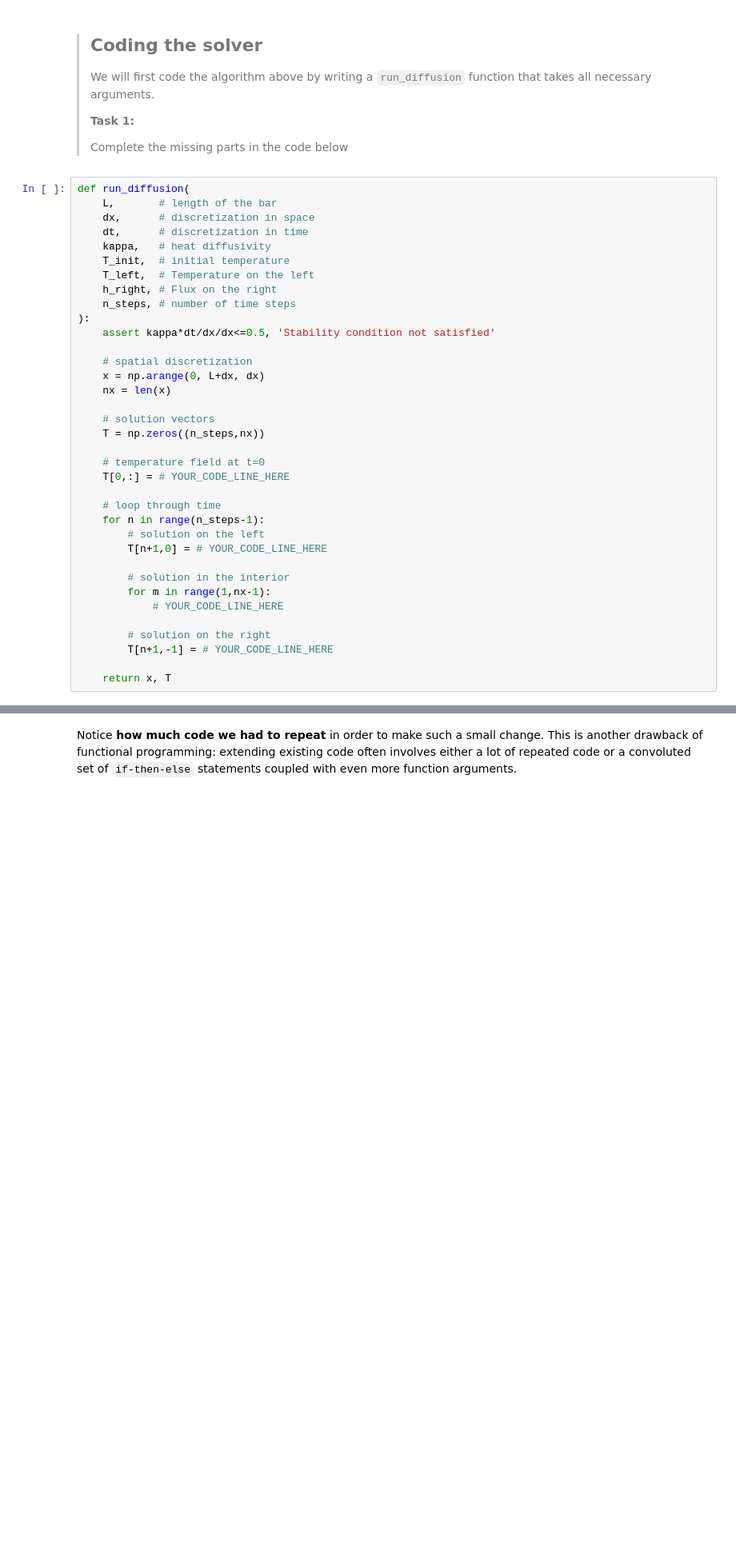
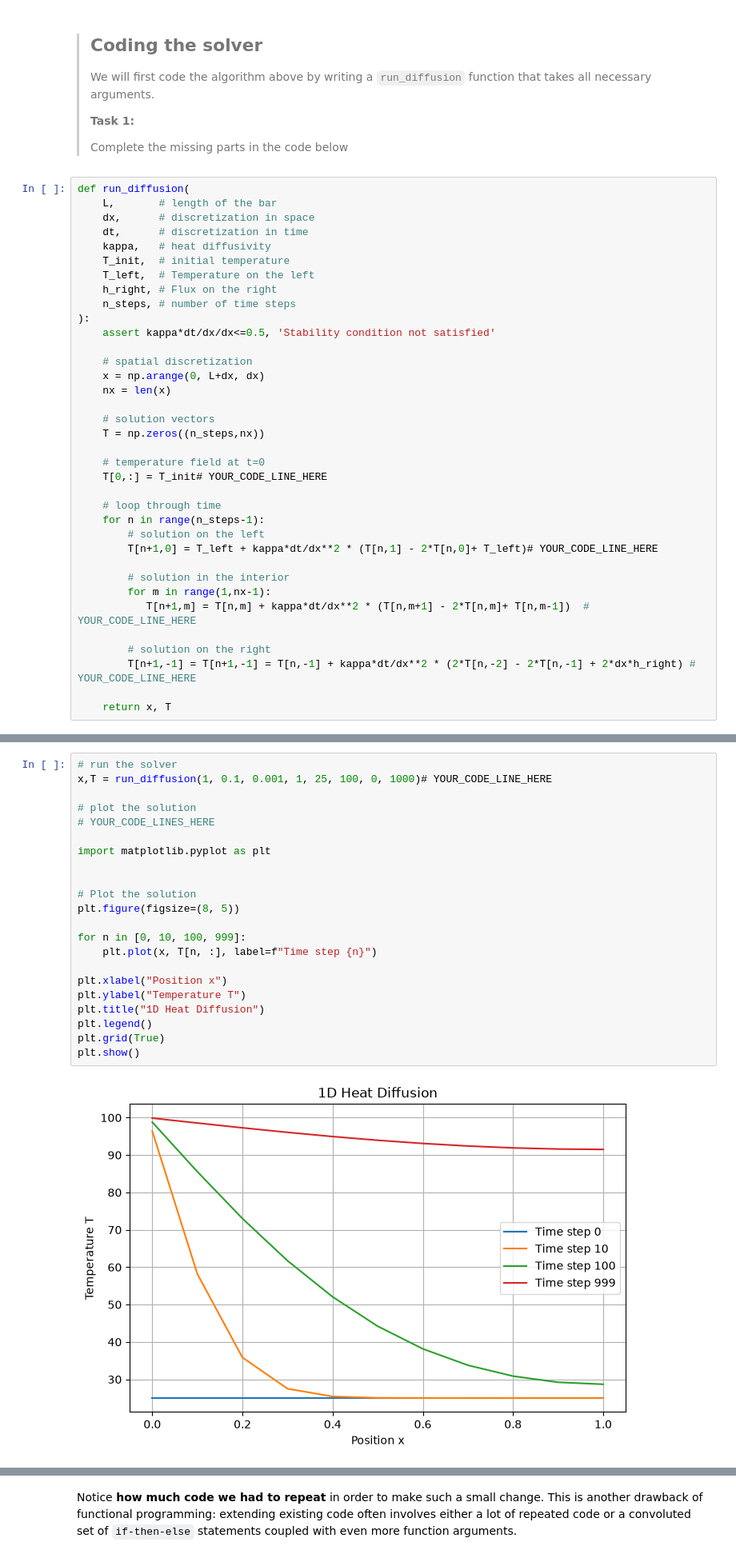
Before and after one commit to Tony-Davison/PA2.1, a Jupyter notebook: 1_functional.ipynb, the cells around one changed output, grey strips where cells are left out. Shown at 80% size. Saved outputs shown, nothing was run; the diff lists cells and outputs as text; blank space fills up the shorter version.

```diff
--- a/1_functional.ipynb
+++ b/1_functional.ipynb
@@ -31,19 +31,19 @@ def run_diffusion(
     T = np.zeros((n_steps,nx))
 
     # temperature field at t=0
-    T[0,:] = # YOUR_CODE_LINE_HERE
+    T[0,:] = T_init# YOUR_CODE_LINE_HERE
 
     # loop through time
     for n in range(n_steps-1):
         # solution on the left
-        T[n+1,0] = # YOUR_CODE_LINE_HERE
+        T[n+1,0] = T_left + kappa*dt/dx**2 * (T[n,1] - 2*T[n,0]+ T_left)# YOUR_CODE_LINE_HERE
 
         # solution in the interior
         for m in range(1,nx-1):
-            # YOUR_CODE_LINE_HERE
+           T[n+1,m] = T[n,m] + kappa*dt/dx**2 * (T[n,m+1] - 2*T[n,m]+ T[n,m-1])  # YOUR_CODE_LINE_HERE
 
         # solution on the right
-        T[n+1,-1] = # YOUR_CODE_LINE_HERE
+        T[n+1,-1] = T[n+1,-1] = T[n,-1] + kappa*dt/dx**2 * (2*T[n,-2] - 2*T[n,-1] + 2*dx*h_right) # YOUR_CODE_LINE_HERE
 
     return x, T
 # %% [markdown]
@@ -72,3 +66,27 @@ x,T = # YOUR_CODE_LINE_HERE
+# %%
+# run the solver
+x,T = run_diffusion(1, 0.1, 0.001, 1, 25, 100, 0, 1000)# YOUR_CODE_LINE_HERE
+
+# plot the solution
+# YOUR_CODE_LINES_HERE
+
+import matplotlib.pyplot as plt
+
+
+# Plot the solution
+plt.figure(figsize=(8, 5))
+
+for n in [0, 10, 100, 999]:
+    plt.plot(x, T[n, :], label=f"Time step {n}")
+
+plt.xlabel("Position x")
+plt.ylabel("Temperature T")
+plt.title("1D Heat Diffusion")
+plt.legend()
+plt.grid(True)
+plt.show()
+# %% [output]
+[figure, added]
 # %% [markdown]
 > See how even though the parameters can be neatly organized into the four logical groups above? Nevertheless, **they all get jammed together in the same function call** and the best we can do is to order them in some sensible way.
 >
```
Also changed, not shown: parts of 3 cells of this notebook.
